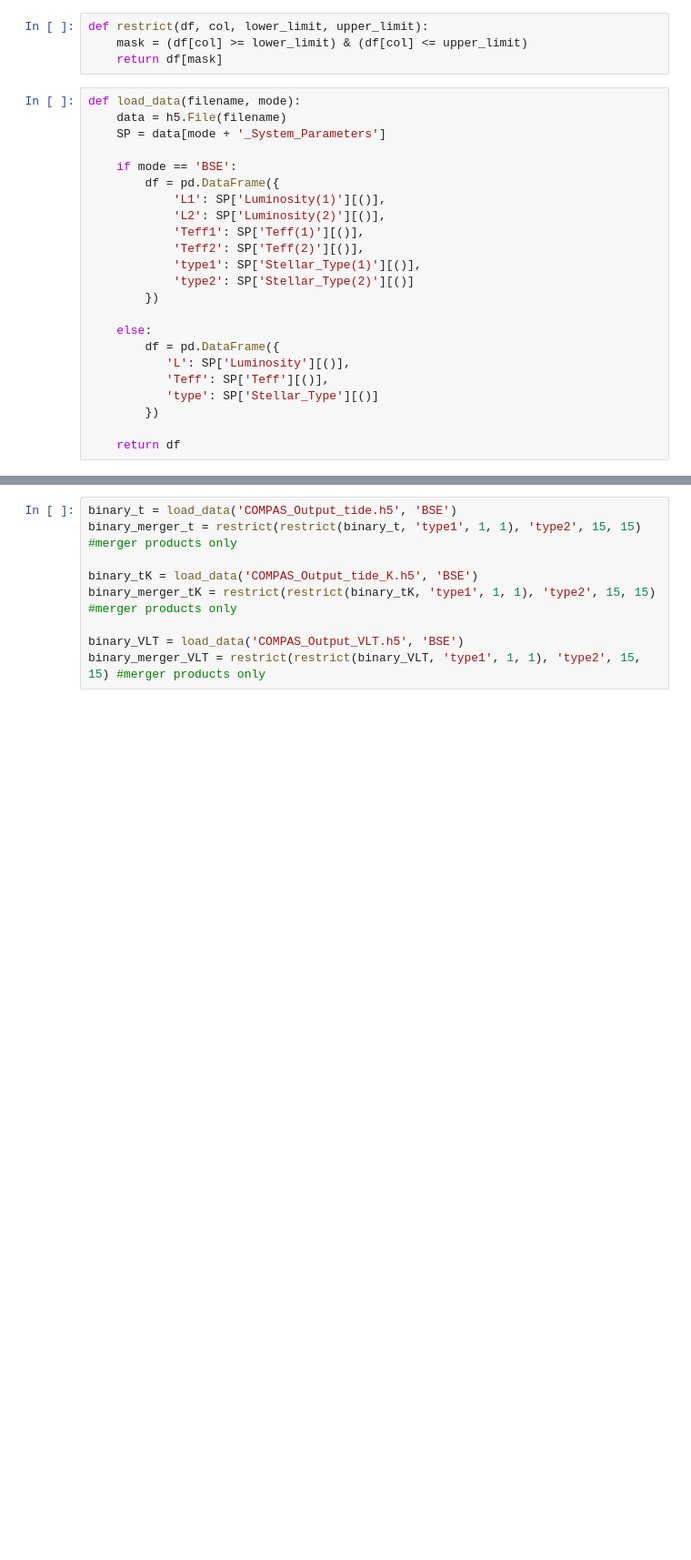
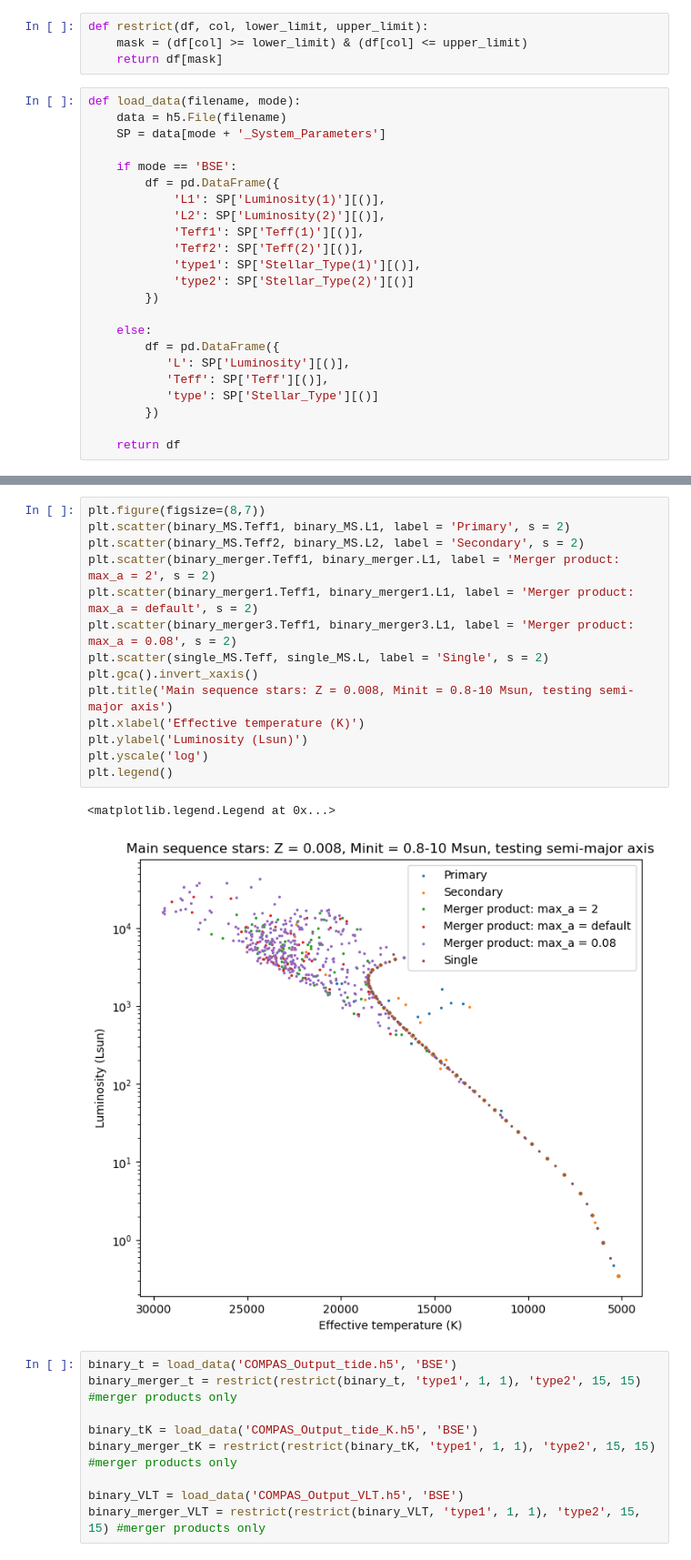
Before and after one commit to mkim0029/COMPAS, a Jupyter notebook: src/Corrected_plotting/read.ipynb, the cells around one changed output, grey strips where cells are left out. Shown at 91% size. Saved outputs shown, nothing was run; the diff lists cells and outputs as text; blank space fills up the shorter version.

```diff
--- a/src/Corrected_plotting/read.ipynb
+++ b/src/Corrected_plotting/read.ipynb
@@ -77,3 +45,20 @@ binary_merger3 = restrict(restrict(binary3, 'type1', 1, 1), 'type2', 15, 15) #me
+# %%
+plt.figure(figsize=(8,7))
+plt.scatter(binary_MS.Teff1, binary_MS.L1, label = 'Primary', s = 2)
+plt.scatter(binary_MS.Teff2, binary_MS.L2, label = 'Secondary', s = 2)
+plt.scatter(binary_merger.Teff1, binary_merger.L1, label = 'Merger product: max_a = 2', s = 2)
+plt.scatter(binary_merger1.Teff1, binary_merger1.L1, label = 'Merger product: max_a = default', s = 2)
+plt.scatter(binary_merger3.Teff1, binary_merger3.L1, label = 'Merger product: max_a = 0.08', s = 2)
+plt.scatter(single_MS.Teff, single_MS.L, label = 'Single', s = 2)
+plt.gca().invert_xaxis()
+plt.title('Main sequence stars: Z = 0.008, Minit = 0.8-10 Msun, testing semi-major axis')
+plt.xlabel('Effective temperature (K)')
+plt.ylabel('Luminosity (Lsun)')
+plt.yscale('log')
+plt.legend()
+# %% [output]
+<matplotlib.legend.Legend at 0x...>
+[figure, added]
 # %%
 binary_t = load_data('COMPAS_Output_tide.h5', 'BSE')
 binary_merger_t = restrict(restrict(binary_t, 'type1', 1, 1), 'type2', 15, 15) #merger products only
```
Also changed, not shown: parts of 15 cells of this notebook.
